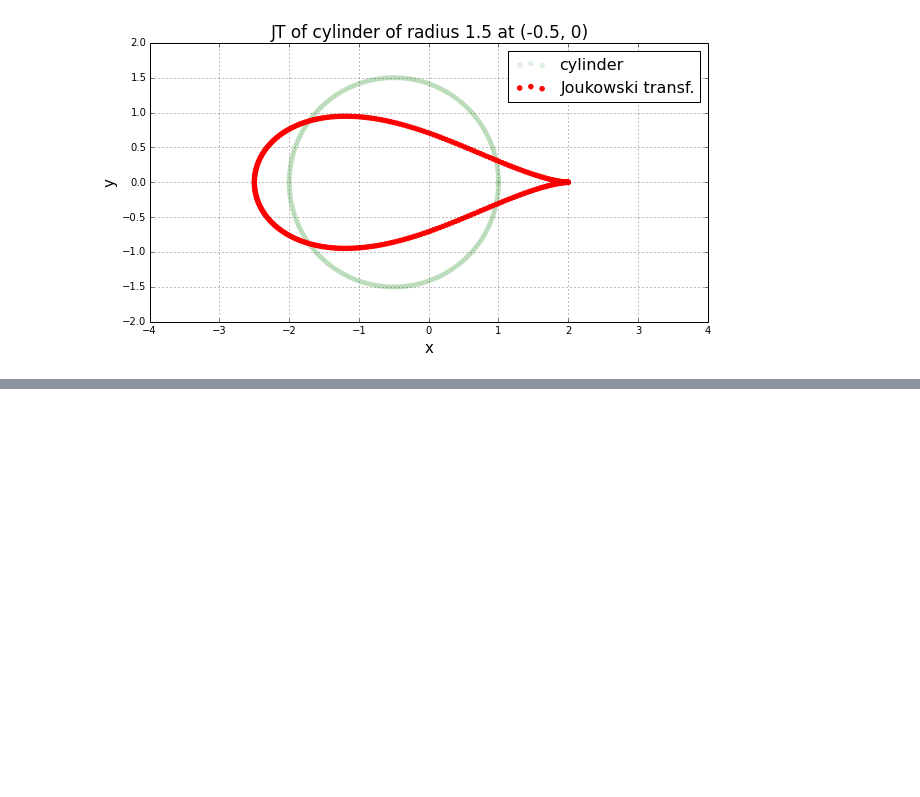
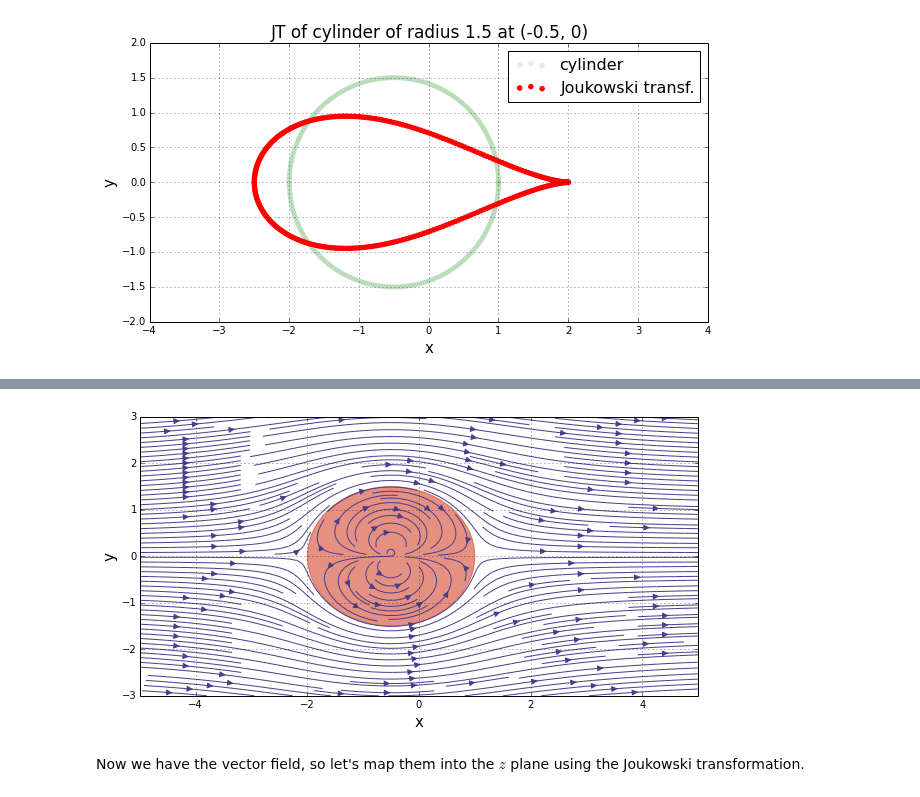
Before and after one commit to engamohd/AeroPython, a Jupyter notebook: my_codes/Joukowski_transformation.ipynb, the cells around one changed output, grey strips where cells are left out. Saved outputs shown, nothing was run; the diff lists cells and outputs as text; code cells hidden in the pictures; blank space fills up the shorter version.

Commit message:
Ideas in how to create the streamlines in z-plane

```diff
--- a/my_codes/Joukowski_transformation.ipynb
+++ b/my_codes/Joukowski_transformation.ipynb
@@ -123,0 +155,48 @@ pyplot.legend(['cylinder', 'Joukowski transf.'], loc='best', prop={'size':16});
+# %%
+R_c = 1.5                           # radius of the cylinder
+x_c, y_c = -0.5, 0.0                # location of the cylinder
+
+U_inf = 1.0                         # freestream speed
+# %%
+#Functions to get the velocity field
+
+def get_velocity_cylinder_fs(R, x_cy, y_cy, X, Y):
+
+    """Returns the velocity field generated by a
+       cylinder in a freestream.
+
+    Arguments
+    ---------
+    R: radius of the cylinder.
+    x_cy, y_cy: coordinates of the cylinder.
+    X, Y: mesh grid.
+    """
+    u = 1-R**2*((X-x_cy)**2-(Y-y_cy)**2)/((X-x_cy)**2+(Y-y_cy)**2)**2
+    v = -R**2*2*(X-x_cy)*(Y-y_cy)/((X-x_cy)**2+(Y-y_cy)**2)**2
+
+    return u, v
+# %%
+# computes the velocity field of the cylinder on the mesh
+u, v = get_velocity_cylinder_fs(R_c, x_c, y_c, X, Y)
+# %%
+#Plotting
+pyplot.figure(figsize=(10,5))      #set plot size
+pyplot.grid(True)                  #plot the grid
+
+pyplot.xlim(x_start, x_end)        #set x-lim
+pyplot.ylim(y_start, y_end)        #set y-lim
+pyplot.xlabel('x', fontsize=15)    #set x-label
+pyplot.ylabel('y', fontsize=15)    #set y-label
+
+#Args: location (x,y), radius, color, transparency
+circle=pyplot.Circle((-0.5, 0), radius=R_c, color='#CD2305', alpha=0.5)
+#gca() return the current axis, and add_patch(circle) says add the patch described in circle
+pyplot.gca().add_patch(circle)
+
+#streamlines
+pyplot.streamplot(X, Y, u, v, density=2, linewidth=1, arrowsize=1.2,\
+                  arrowstyle='-|>',color='#483D8B');
+# %% [output]
+[figure, added]
+# %% [markdown]
+Now we have the vector field, so let's map them into the $z$ plane using the Joukowski transformation.
```
Also changed, not shown: parts of 10 cells of this notebook.
